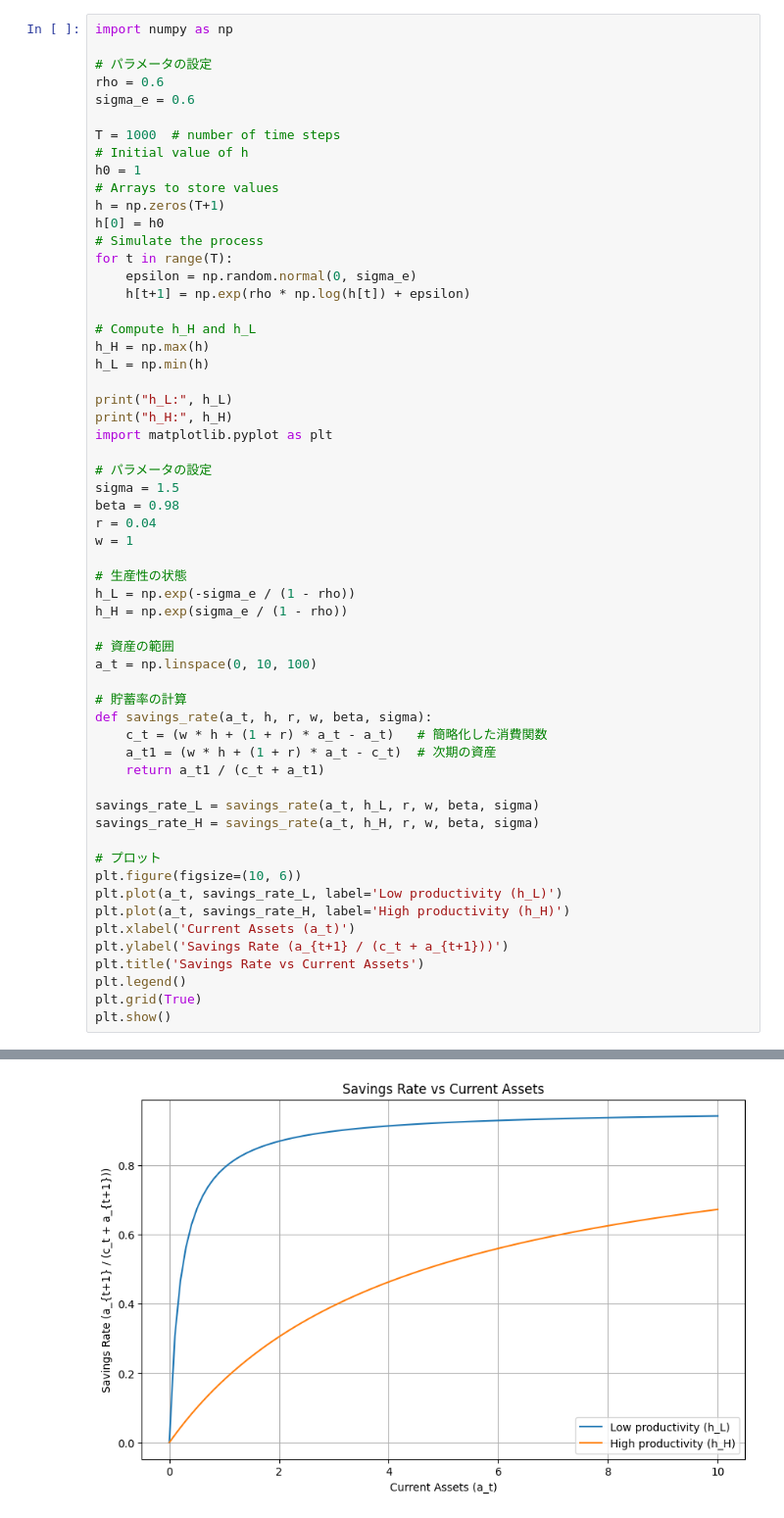
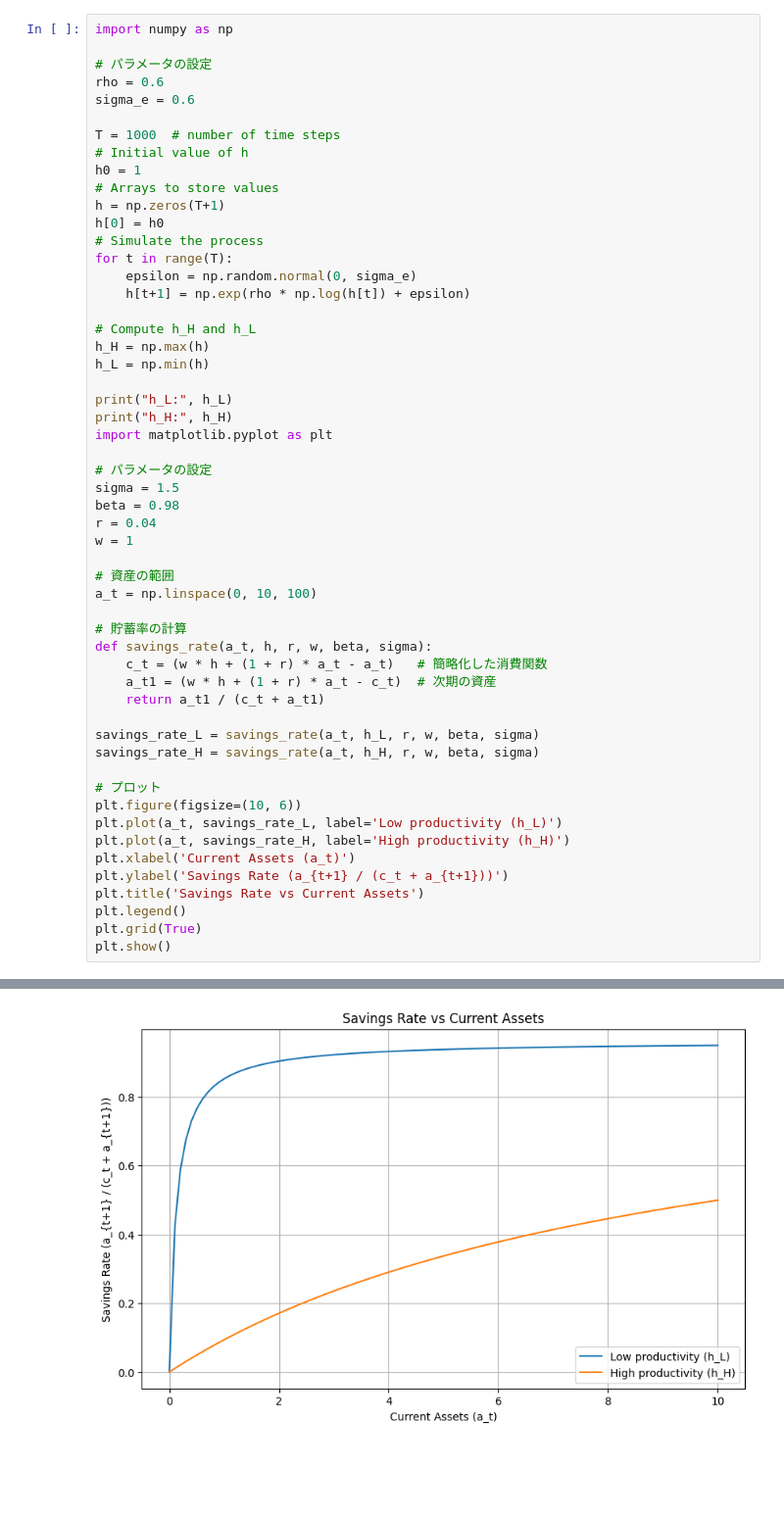
Before and after one commit to shuntarotobari/qmacro2nd, a Jupyter notebook: task1.ipynb, the cells around one changed output, grey strips where cells are left out. Shown: that part at 98% size. Saved outputs shown, nothing was run; the diff lists cells and outputs as text; blank space fills up the shorter version.

```diff
--- a/task1.ipynb
+++ b/task1.ipynb
@@ -32,10 +32,6 @@ beta = 0.98
 r = 0.04
 w = 1
 
-# 生産性の状態
-h_L = np.exp(-sigma_e / (1 - rho))
-h_H = np.exp(sigma_e / (1 - rho))
-
 # 資産の範囲
 a_t = np.linspace(0, 10, 100)
 
@@ -64 +60 @@ h_H: 17.00918223227054
-[figure, old version]
+[figure, new version]
```
Also changed, not shown: parts of 1 cell of this notebook.
